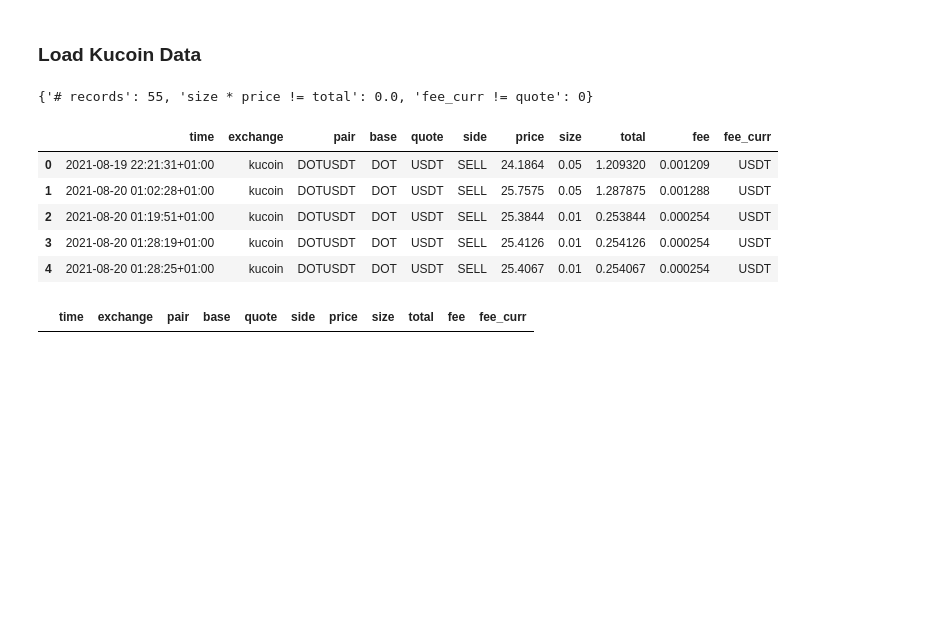
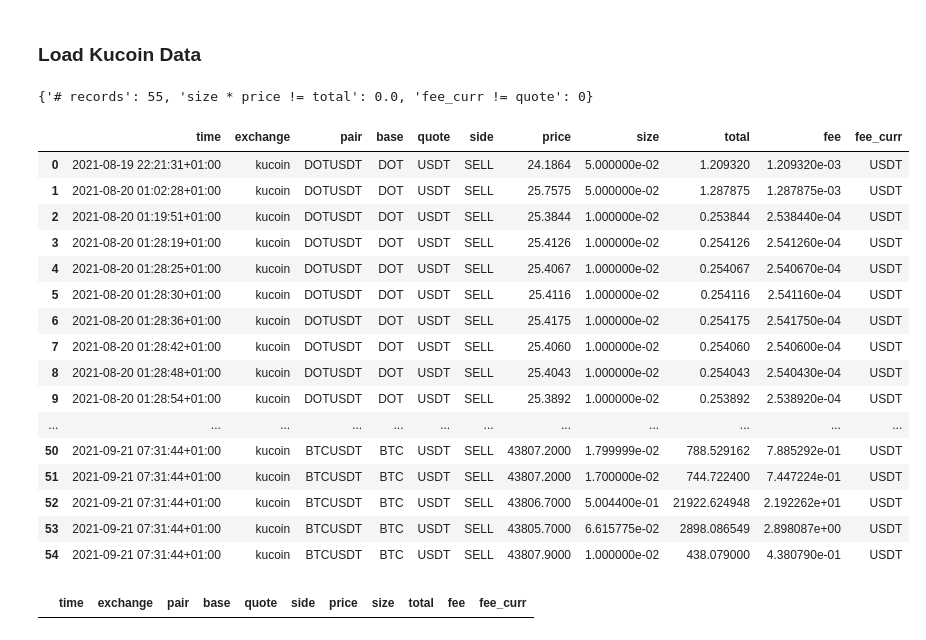
Before and after one commit to petarkabashki/pk-portflolio-manager, a Jupyter notebook: tax-calculator.ipynb, the cells around one changed output. Drawn from its saved outputs; the diff is of its cells as text; code cells hidden in the pictures; blank space fills up the shorter version.

```diff
--- a/tax-calculator.ipynb
+++ b/tax-calculator.ipynb
@@ -243,7 +243,7 @@ df_coinbase[df_coinbase.fee_curr != df_coinbase.quote]
 
 df_kucoin = pd.concat([
     pd.read_excel('./trading-data/kucoin/BillingHistory-2021/Spot Orders_Completed Trades20230131.xlsx', parse_dates=True),
-    # pd.read_csv('./trading-data/kucoin/BillingHistory-2022/Spot Orders_Completed Trades20230131.xlsx', parse_dates=True)
+    pd.read_excel('./trading-data/kucoin/BillingHistory-2022/Spot Orders_Completed Trades20230131.xlsx', parse_dates=True)
 ], axis=0)
 
 df_kucoin.rename({'Symbol': 'pair',
@@ -254,39 +254,50 @@ df_kucoin.rename({'Symbol': 'pair',
                     'Side': 'side',
                     'Fee': 'fee',
                     'Filled Time(UTC+08:00)': 'date',
                     }, inplace=True, axis='columns')
 df_kucoin.pair = df_kucoin.pair.str.replace('-', '')
 df_kucoin['time'] = pd.to_datetime(df_kucoin.date, infer_datetime_format=True, utc=True).dt.floor('S').dt.tz_convert(tz='Europe/London')
 re_pair = re.compile('(?P<base>[a-z]+)(?P<quote>GBP|USDT|ETH|BTC|USDC|DAI|BUSD|UST)', re.IGNORECASE)
 
 df_kucoin[['base', 'quote']] = df_kucoin.pair.str.extract(re_pair, expand=True)
 
 df_kucoin['exchange'] = 'kucoin'
 print({
     '# records': df_kucoin.shape[0],
     ### Total includes fee
     'size * price != total' : df_kucoin[(df_kucoin['price'] * df_kucoin['size'] - df_kucoin.total).abs() > 0.0001].astype(int).sum().sum(),
     'fee_curr != quote' : df_kucoin[df_kucoin['fee_curr'] != df_kucoin.quote].shape[0],
     # "'size', 'price', 'total', 'fee' < 0" : df_coinbase[['size', 'price', 'total', 'fee']].lt(0).sum().sum()
 
 })
 # base on the above observations, remove columns
 # df_coinbase.drop(['portfolio', 'trade id', 'price/fee/total unit', 'size unit'], inplace=True, axis=1)
 # df_coinbase['fee_curr'] = df_coinbase.quote
 # df_coinbase['size'] = df_coinbase.size.abs()
 df_kucoin['exchange'] = 'kucoin'
 df_kucoin = df_kucoin[['time', 'exchange', 'pair', 'base', 'quote', 'side', 'price', 'size', 'total', 'fee', 'fee_curr']]
 
 # df_kucoin.shape,
-df_kucoin.head()
+df_kucoin
 # %% [output]
 {'# records': 55, 'size * price != total': 0.0, 'fee_curr != quote': 0}
 |  | time | exchange | pair | base | quote | side | price | size | total | fee | fee_curr |
-| 0 | 2021-08-19 22:21:31+01:00 | kucoin | DOTUSDT | DOT | USDT | SELL | 24.1864 | 0.05 | 1.209320 | 0.001209 | USDT |
-| 1 | 2021-08-20 01:02:28+01:00 | kucoin | DOTUSDT | DOT | USDT | SELL | 25.7575 | 0.05 | 1.287875 | 0.001288 | USDT |
-| 2 | 2021-08-20 01:19:51+01:00 | kucoin | DOTUSDT | DOT | USDT | SELL | 25.3844 | 0.01 | 0.253844 | 0.000254 | USDT |
-| 3 | 2021-08-20 01:28:19+01:00 | kucoin | DOTUSDT | DOT | USDT | SELL | 25.4126 | 0.01 | 0.254126 | 0.000254 | USDT |
-| 4 | 2021-08-20 01:28:25+01:00 | kucoin | DOTUSDT | DOT | USDT | SELL | 25.4067 | 0.01 | 0.254067 | 0.000254 | USDT |
+| 0 | 2021-08-19 22:21:31+01:00 | kucoin | DOTUSDT | DOT | USDT | SELL | 24.1864 | 5.000000e-02 | 1.209320 | 1.209320e-03 | USDT |
+| 1 | 2021-08-20 01:02:28+01:00 | kucoin | DOTUSDT | DOT | USDT | SELL | 25.7575 | 5.000000e-02 | 1.287875 | 1.287875e-03 | USDT |
+| 2 | 2021-08-20 01:19:51+01:00 | kucoin | DOTUSDT | DOT | USDT | SELL | 25.3844 | 1.000000e-02 | 0.253844 | 2.538440e-04 | USDT |
+| 3 | 2021-08-20 01:28:19+01:00 | kucoin | DOTUSDT | DOT | USDT | SELL | 25.4126 | 1.000000e-02 | 0.254126 | 2.541260e-04 | USDT |
+| 4 | 2021-08-20 01:28:25+01:00 | kucoin | DOTUSDT | DOT | USDT | SELL | 25.4067 | 1.000000e-02 | 0.254067 | 2.540670e-04 | USDT |
+| 5 | 2021-08-20 01:28:30+01:00 | kucoin | DOTUSDT | DOT | USDT | SELL | 25.4116 | 1.000000e-02 | 0.254116 | 2.541160e-04 | USDT |
+| 6 | 2021-08-20 01:28:36+01:00 | kucoin | DOTUSDT | DOT | USDT | SELL | 25.4175 | 1.000000e-02 | 0.254175 | 2.541750e-04 | USDT |
+| 7 | 2021-08-20 01:28:42+01:00 | kucoin | DOTUSDT | DOT | USDT | SELL | 25.4060 | 1.000000e-02 | 0.254060 | 2.540600e-04 | USDT |
+| 8 | 2021-08-20 01:28:48+01:00 | kucoin | DOTUSDT | DOT | USDT | SELL | 25.4043 | 1.000000e-02 | 0.254043 | 2.540430e-04 | USDT |
+| 9 | 2021-08-20 01:28:54+01:00 | kucoin | DOTUSDT | DOT | USDT | SELL | 25.3892 | 1.000000e-02 | 0.253892 | 2.538920e-04 | USDT |
+| ... | ... | ... | ... | ... | ... | ... | ... | ... | ... | ... | ... |
+| 50 | 2021-09-21 07:31:44+01:00 | kucoin | BTCUSDT | BTC | USDT | SELL | 43807.2000 | 1.799999e-02 | 788.529162 | 7.885292e-01 | USDT |
+| 51 | 2021-09-21 07:31:44+01:00 | kucoin | BTCUSDT | BTC | USDT | SELL | 43807.2000 | 1.700000e-02 | 744.722400 | 7.447224e-01 | USDT |
+| 52 | 2021-09-21 07:31:44+01:00 | kucoin | BTCUSDT | BTC | USDT | SELL | 43806.7000 | 5.004400e-01 | 21922.624948 | 2.192262e+01 | USDT |
+| 53 | 2021-09-21 07:31:44+01:00 | kucoin | BTCUSDT | BTC | USDT | SELL | 43805.7000 | 6.615775e-02 | 2898.086549 | 2.898087e+00 | USDT |
+| 54 | 2021-09-21 07:31:44+01:00 | kucoin | BTCUSDT | BTC | USDT | SELL | 43807.9000 | 1.000000e-02 | 438.079000 | 4.380790e-01 | USDT |
 # %%
 # df_kucoin[df_kucoin.fee_curr != df_kucoin.quote]
 # df_kucoin['date'].dt.tz_convert(tz='Europe/London')
```
Also changed, not shown: parts of 32 cells of this notebook, 1 other file.
